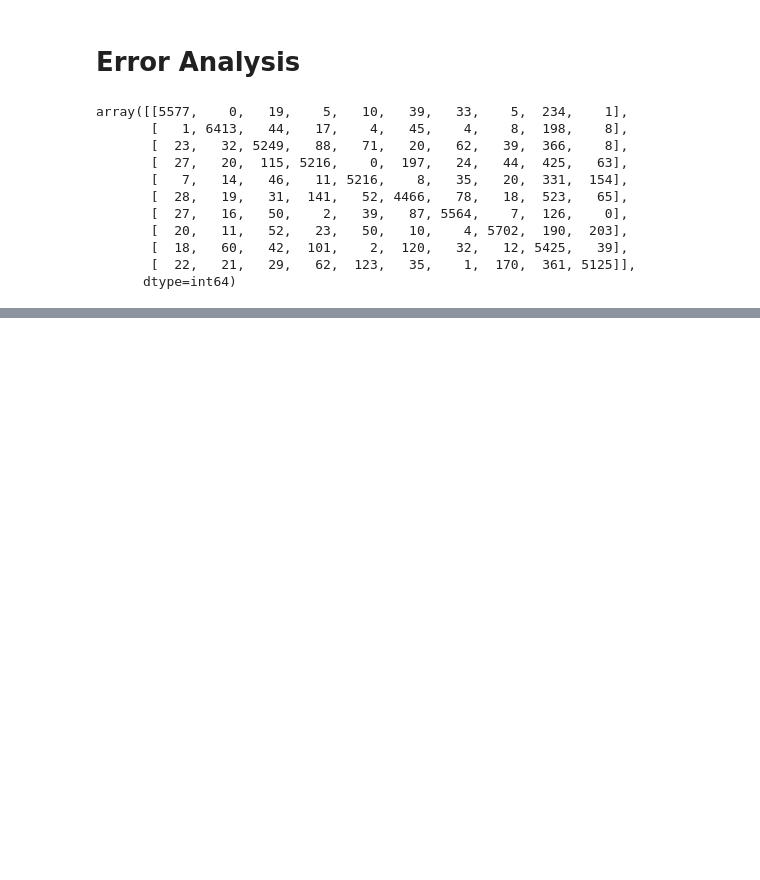
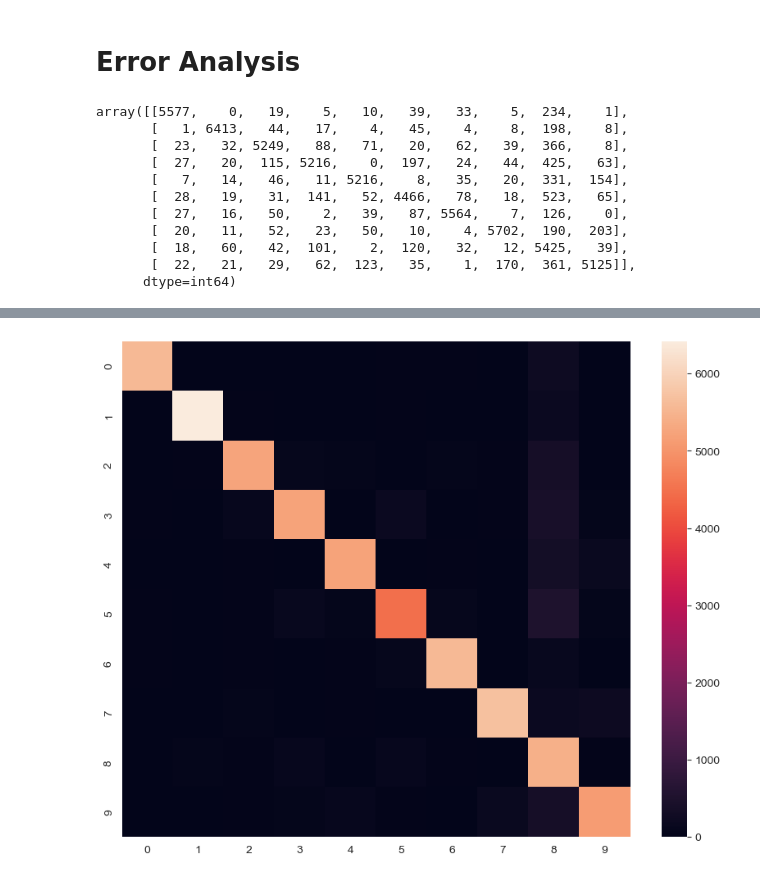
Before and after one commit to angelocandari/std-handsOnMachineLearning, a Jupyter notebook: std-chapter2-minst.ipynb, the cells around one changed output, grey strips where cells are left out. Saved outputs shown, nothing was run; the diff lists cells and outputs as text; code cells hidden in the pictures; blank space fills up the shorter version.

```diff
--- a/std-chapter2-minst.ipynb
+++ b/std-chapter2-minst.ipynb
@@ -310,8 +312,3 @@ array([0, 1, 2, 3, 4, 5, 6, 7, 8, 9], dtype=uint8)
 sgd_clf.classes_[7]
 # %% [output]
 7
-# %%
-from sklearn.multiclass import OneVsOneClassifier
-ovo_clf = OneVsOneClassifier(SGDClassifier(random_state=42))
-ovo_clf.fit(train_df, train_target)
-ovo_clf.predict([seven])
@@ -365,0 +377,4 @@ AttributeError: 'numpy.ndarray' object has no attribute 'style'
+# %%
+sns.heatmap(conf_mx);
+# %% [output]
+[figure, added]
```
Also changed, not shown: parts of 13 cells of this notebook, 2 other files.
